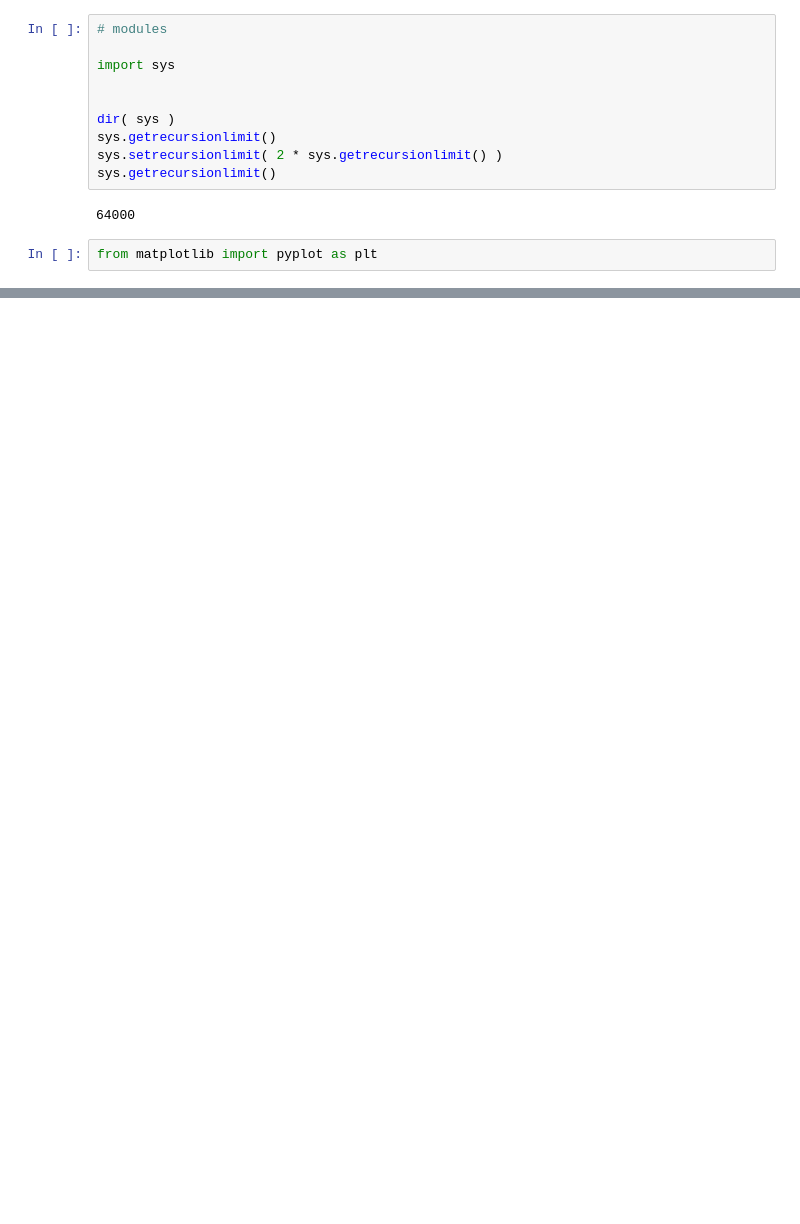
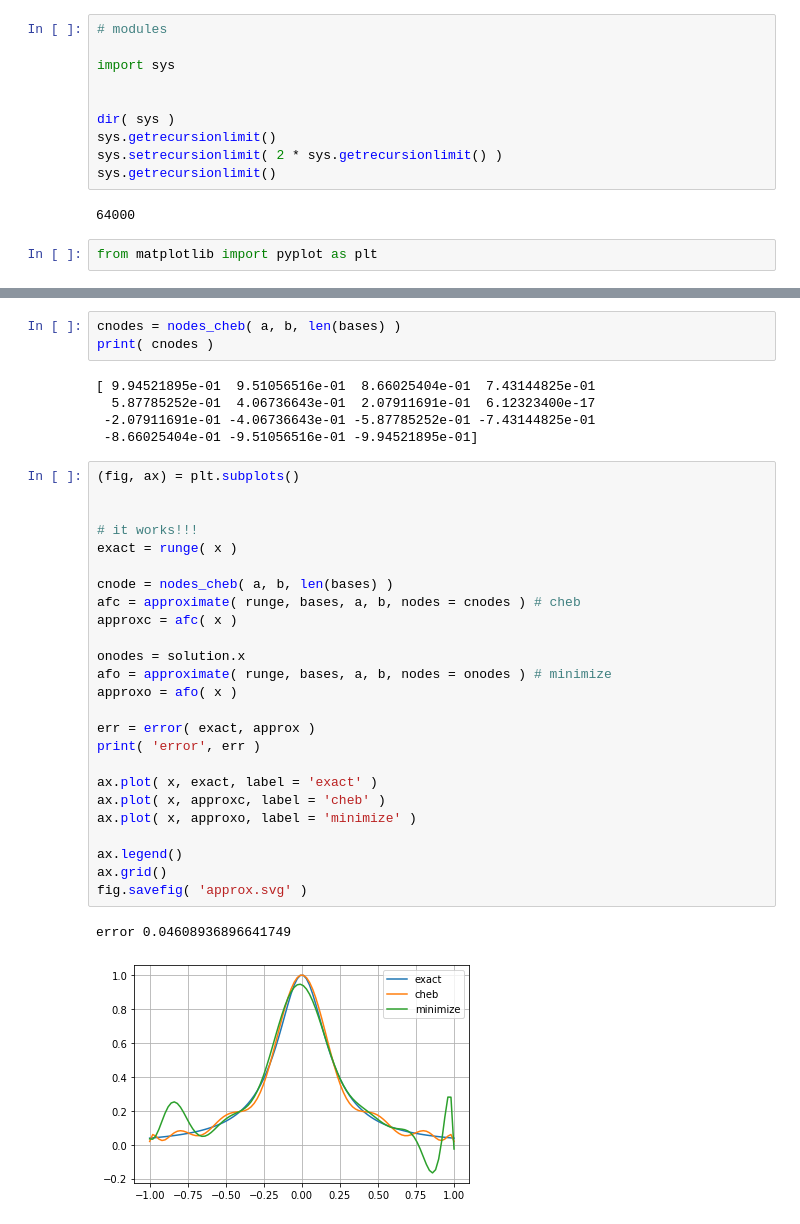
Before and after one commit to mbarnaba/python3, a Jupyter notebook: notebook.ipynb, the cells around one changed output, grey strips where cells are left out. Drawn from its saved outputs; the diff is of its cells as text; blank space fills up the shorter version.

```diff
--- a/notebook.ipynb
+++ b/notebook.ipynb
@@ -665,0 +1083,36 @@ fig.savefig( 'test.svg' )
+# %%
+cnodes = nodes_cheb( a, b, len(bases) )
+print( cnodes )
+# %% [output]
+[ 9.94521895e-01  9.51056516e-01  8.66025404e-01  7.43144825e-01
+  5.87785252e-01  4.06736643e-01  2.07911691e-01  6.12323400e-17
+ -2.07911691e-01 -4.06736643e-01 -5.87785252e-01 -7.43144825e-01
+ -8.66025404e-01 -9.51056516e-01 -9.94521895e-01]
+# %%
+(fig, ax) = plt.subplots()
+
+
+# it works!!!
+exact = runge( x )
+
+cnode = nodes_cheb( a, b, len(bases) )
+afc = approximate( runge, bases, a, b, nodes = cnodes ) # cheb
+approxc = afc( x )
+
+onodes = solution.x
+afo = approximate( runge, bases, a, b, nodes = onodes ) # minimize
+approxo = afo( x )
+
+err = error( exact, approx )
+print( 'error', err )
+
+ax.plot( x, exact, label = 'exact' )
+ax.plot( x, approxc, label = 'cheb' )
+ax.plot( x, approxo, label = 'minimize' )
+
+ax.legend()
+ax.grid()
+fig.savefig( 'approx.svg' )
+# %% [output]
+error 0.04608936896641749
+[figure, added]
```
Also changed, not shown: parts of 14 cells of this notebook.
